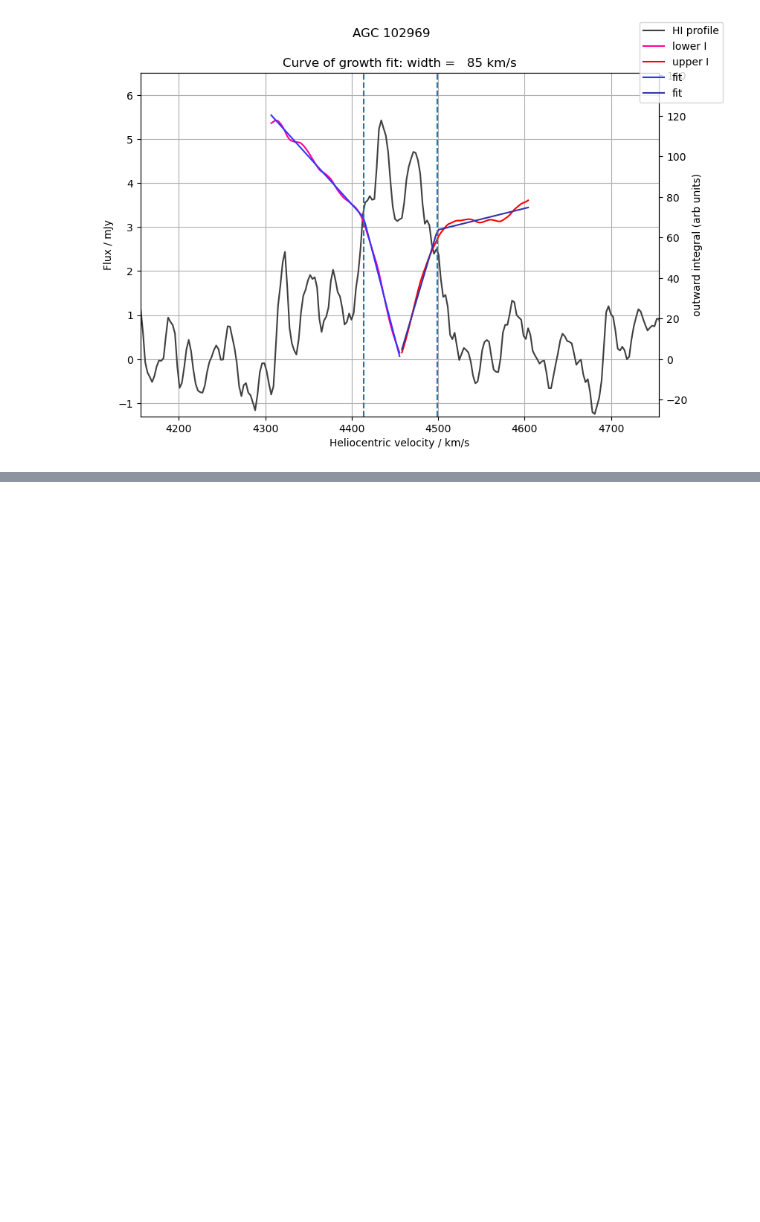
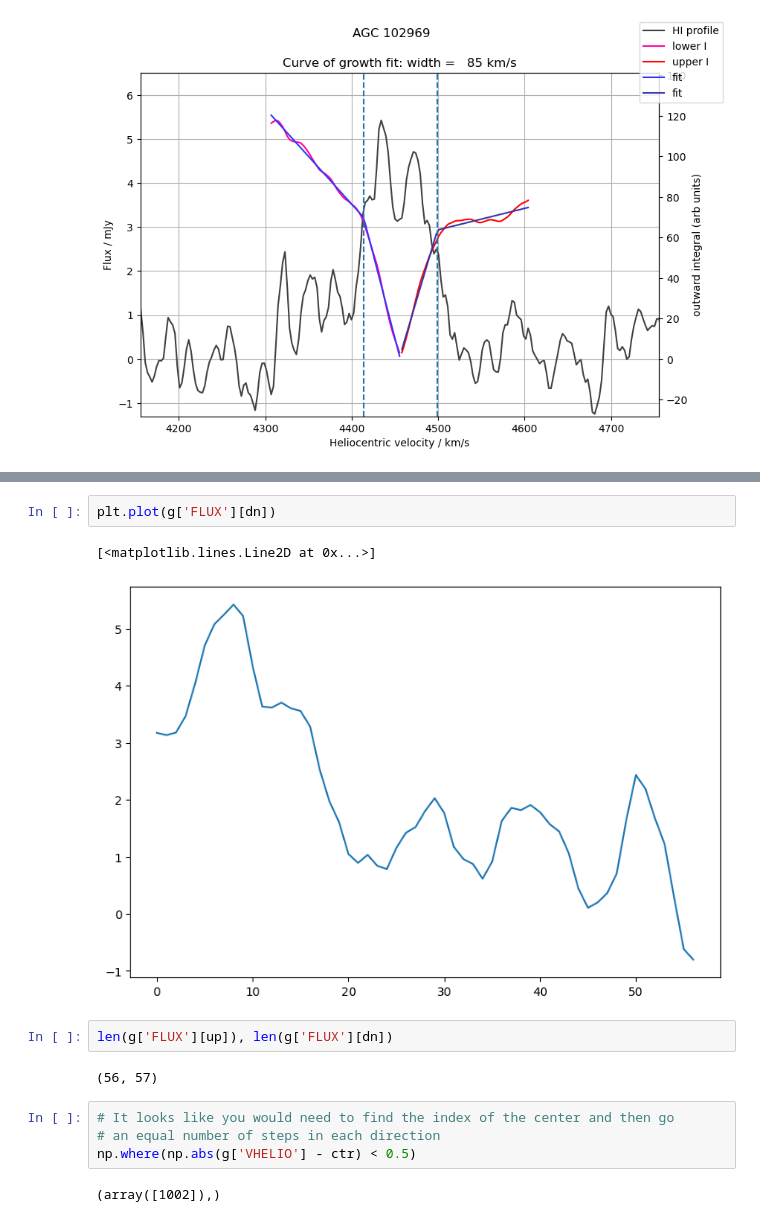
Before and after one commit to davidwcraig/HIspectrum_class, a Jupyter notebook: growth-curve-dwc-appss.ipynb, the cells around one changed output, grey strips where cells are left out. Drawn from its saved outputs; the diff is of its cells as text; blank space fills up the shorter version.

```diff
--- a/growth-curve-dwc-appss.ipynb
+++ b/growth-curve-dwc-appss.ipynb
@@ -162,0 +172,15 @@ plt.savefig(objname+"_cgfit.png")
+# %%
+plt.plot(g['FLUX'][dn])
+# %% [output]
+[<matplotlib.lines.Line2D at 0x...>]
+[figure, added]
+# %%
+len(g['FLUX'][up]), len(g['FLUX'][dn])
+# %% [output]
+(56, 57)
+# %%
+# It looks like you would need to find the index of the center and then go
+# an equal number of steps in each direction
+np.where(np.abs(g['VHELIO'] - ctr) < 0.5)
+# %% [output]
+(array([1002]),)
```
Also changed, not shown: parts of 11 cells of this notebook, 1 other file.
